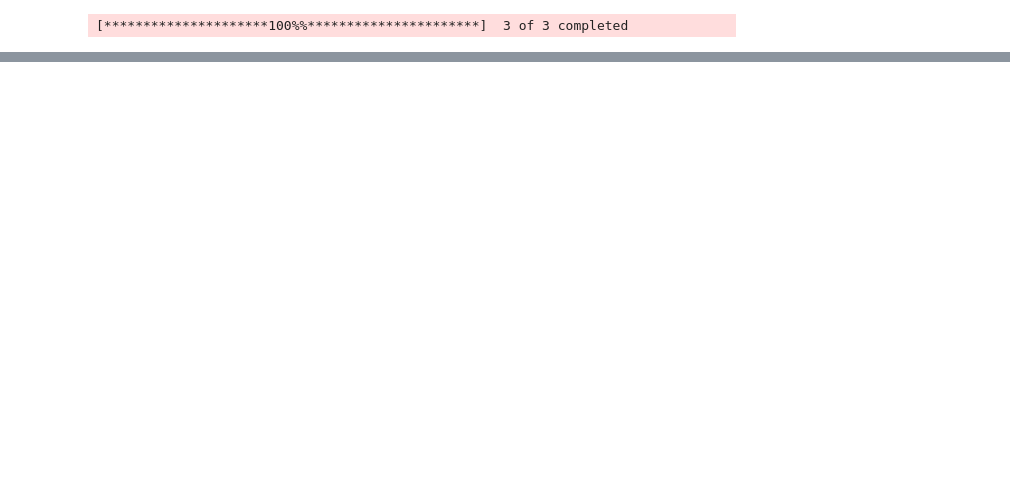
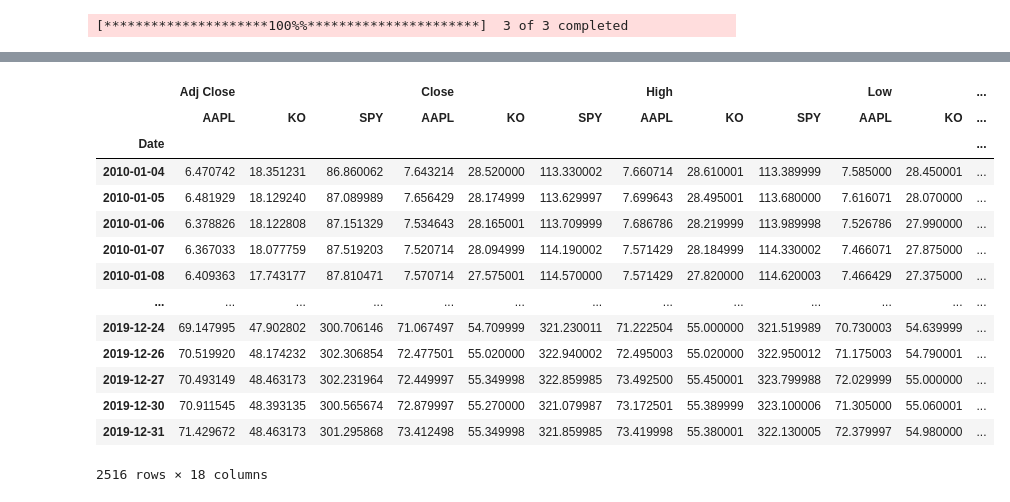
Before and after one commit to tobitprince/Algorithmic-Trading-Python, a Jupyter notebook: Algo.ipynb, the cells around one changed output, grey strips where cells are left out. Drawn from its saved outputs; the diff is of its cells as text; code cells hidden in the pictures; blank space fills up the shorter version.

```diff
--- a/Algo.ipynb
+++ b/Algo.ipynb
@@ -163,0 +226,18 @@ MultiIndex([(    'Price', 'Ticker'),
+# %%
+stocks
+# %% [output]
+|  | Adj Close |  |  | Close |  |  | High |  |  | Low |  | ... |
+|  | AAPL | KO | SPY | AAPL | KO | SPY | AAPL | KO | SPY | AAPL | KO | ... |
+| Date |  |  |  |  |  |  |  |  |  |  |  | ... |
+| 2010-01-04 | 6.470742 | 18.351231 | 86.860062 | 7.643214 | 28.520000 | 113.330002 | 7.660714 | 28.610001 | 113.389999 | 7.585000 | 28.450001 | ... |
+| 2010-01-05 | 6.481929 | 18.129240 | 87.089989 | 7.656429 | 28.174999 | 113.629997 | 7.699643 | 28.495001 | 113.680000 | 7.616071 | 28.070000 | ... |
+| 2010-01-06 | 6.378826 | 18.122808 | 87.151329 | 7.534643 | 28.165001 | 113.709999 | 7.686786 | 28.219999 | 113.989998 | 7.526786 | 27.990000 | ... |
+| 2010-01-07 | 6.367033 | 18.077759 | 87.519203 | 7.520714 | 28.094999 | 114.190002 | 7.571429 | 28.184999 | 114.330002 | 7.466071 | 27.875000 | ... |
+| 2010-01-08 | 6.409363 | 17.743177 | 87.810471 | 7.570714 | 27.575001 | 114.570000 | 7.571429 | 27.820000 | 114.620003 | 7.466429 | 27.375000 | ... |
+| ... | ... | ... | ... | ... | ... | ... | ... | ... | ... | ... | ... | ... |
+| 2019-12-24 | 69.147995 | 47.902802 | 300.706146 | 71.067497 | 54.709999 | 321.230011 | 71.222504 | 55.000000 | 321.519989 | 70.730003 | 54.639999 | ... |
+| 2019-12-26 | 70.519920 | 48.174232 | 302.306854 | 72.477501 | 55.020000 | 322.940002 | 72.495003 | 55.020000 | 322.950012 | 71.175003 | 54.790001 | ... |
+| 2019-12-27 | 70.493149 | 48.463173 | 302.231964 | 72.449997 | 55.349998 | 322.859985 | 73.492500 | 55.450001 | 323.799988 | 72.029999 | 55.000000 | ... |
+| 2019-12-30 | 70.911545 | 48.393135 | 300.565674 | 72.879997 | 55.270000 | 321.079987 | 73.172501 | 55.389999 | 323.100006 | 71.305000 | 55.060001 | ... |
+| 2019-12-31 | 71.429672 | 48.463173 | 301.295868 | 73.412498 | 55.349998 | 321.859985 | 73.419998 | 55.380001 | 322.130005 | 72.379997 | 54.980000 | ... |
+2516 rows × 18 columns
```
Also changed, not shown: parts of 26 cells of this notebook.
